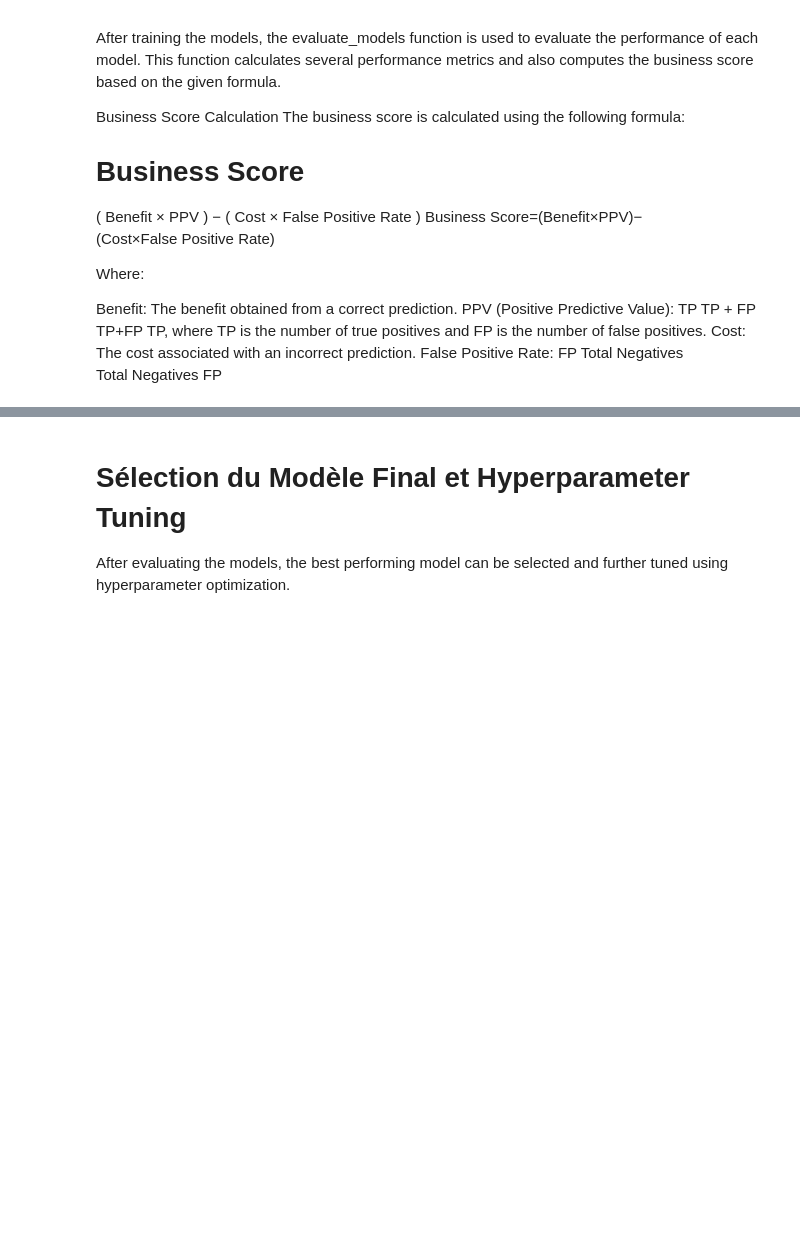
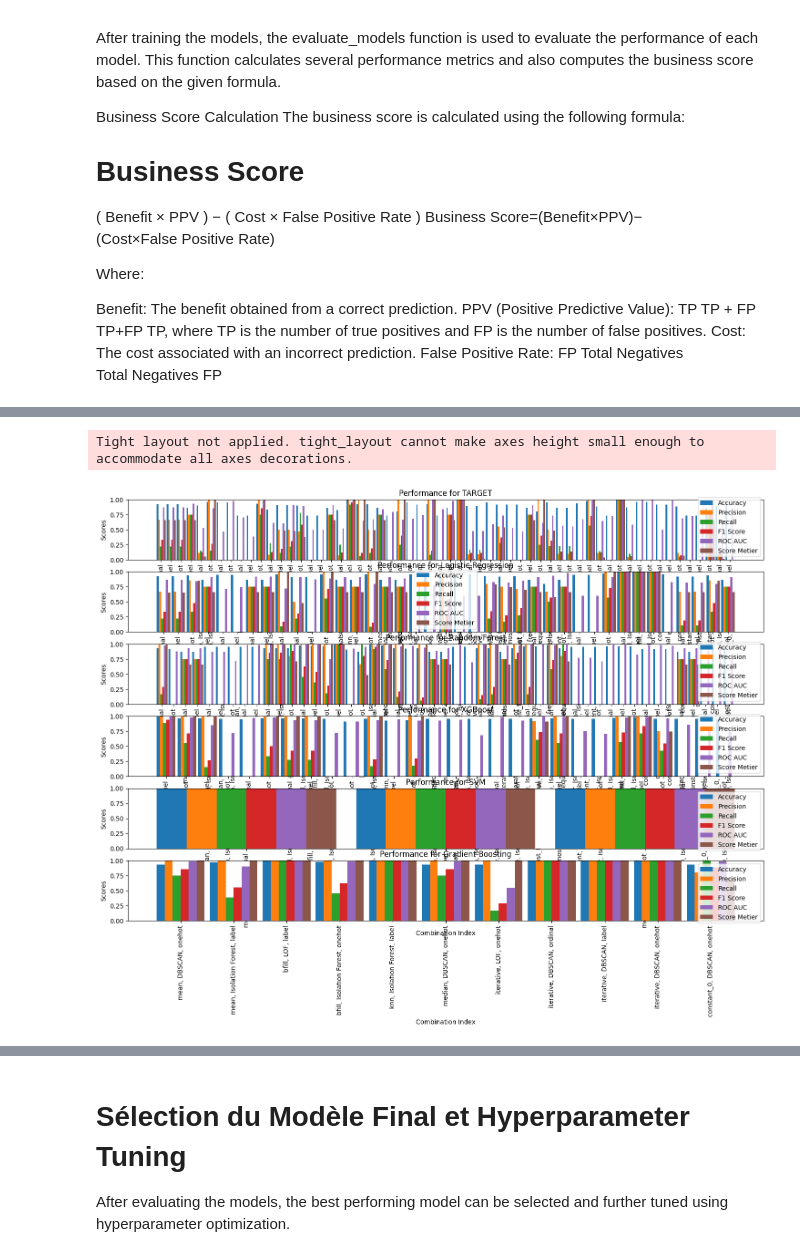
Before and after one commit to CYBA7K2M-DATAPROJ/home_credit_default_risk, a Jupyter notebook: Fusilier_Antoine_2_notebook_modelization_032024.ipynb, the cells around one changed output, grey strips where cells are left out. Saved outputs shown, nothing was run; the diff lists cells and outputs as text; code cells hidden in the pictures; blank space fills up the shorter version.

```diff
--- a/Fusilier_Antoine_2_notebook_modelization_032024.ipynb
+++ b/Fusilier_Antoine_2_notebook_modelization_032024.ipynb
@@ -628,0 +689,37 @@ evaluate_models(
+# %%
+df = model_performance_metrics
+# Séparer les données par modèle
+models = df['model'].unique()
+model_dfs = {model: df[df['model'] == model] for model in models}
+
+# Configurer la taille de la figure pour plusieurs sous-graphes
+plt.figure(figsize=(18, 12))
+
+# Itérer à travers chaque modèle et créer des graphiques
+for i, model in enumerate(models, 1):
+    model_df = model_dfs[model]
+    x_labels = [f"{row['imputation_method']}, {row['outlier_method']}, {row['encoding_method']}" for idx, row in model_df.iterrows()]
+
+    plt.subplot(len(models), 1, i)
+    bar_width = 0.15
+    index = range(len(model_df))
+
+    plt.bar(index, model_df['accuracy'], bar_width, label='Accuracy')
+    plt.bar([p + bar_width for p in index], model_df['precision'], bar_width, label='Precision')
+    plt.bar([p + bar_width*2 for p in index], model_df['recall'], bar_width, label='Recall')
+    plt.bar([p + bar_width*3 for p in index], model_df['f1_score'], bar_width, label='F1 Score')
+    plt.bar([p + bar_width*4 for p in index], model_df['roc_auc'], bar_width, label='ROC AUC')
+    plt.bar([p + bar_width*5 for p in index], model_df['score_metier'], bar_width, label='Score Metier')
+
+    plt.title(f'Performance for {model}')
+    plt.xlabel('Combination Index')
+    plt.ylabel('Scores')
+    plt.xticks([p + bar_width*2.5 for p in index], x_labels, rotation=90)
+    plt.ylim(0, 1)
+    plt.legend(loc='best')
+
+plt.tight_layout()
+plt.show()
+# %% [output]
+Tight layout not applied. tight_layout cannot make axes height small enough to accommodate all axes decorations.
+[figure, added]
```
Also changed, not shown: parts of 21 cells of this notebook, 4 other files.
